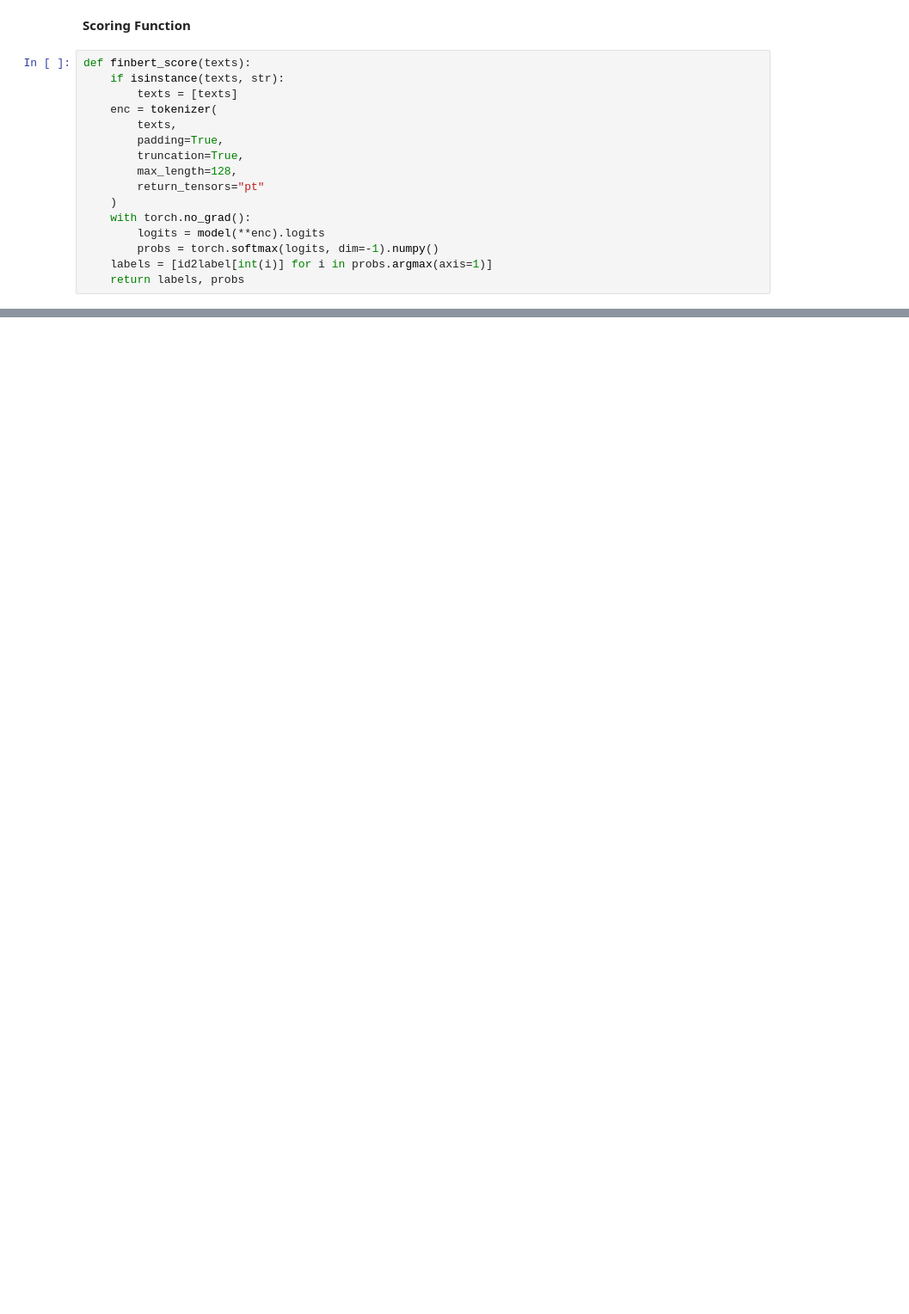
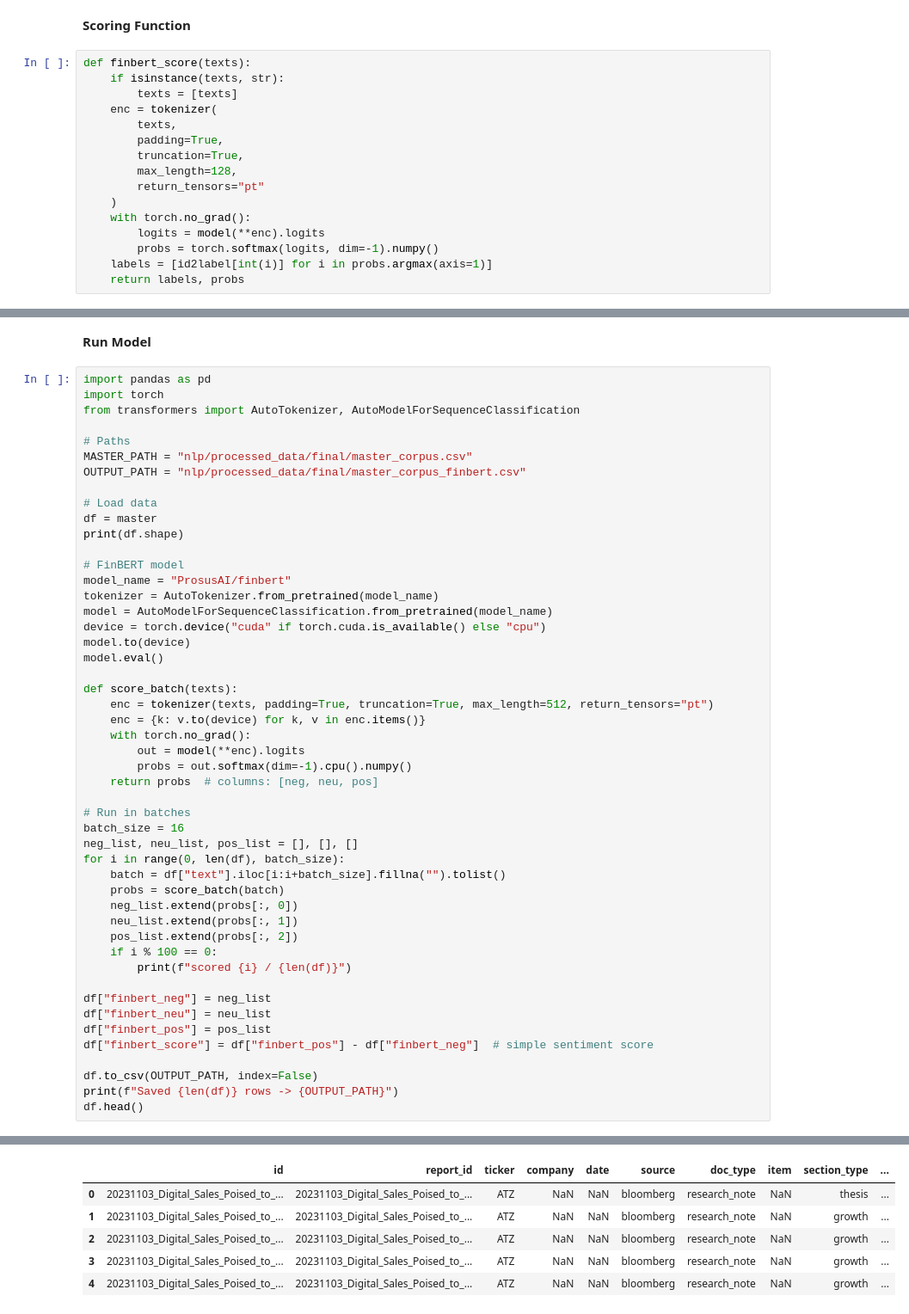
Before and after one commit to SimonKurono/scmc-2025, a Jupyter notebook: nlp/finbert.ipynb, the cells around one changed output, grey strips where cells are left out. Shown at 86% size. Drawn from its saved outputs; the diff is of its cells as text; blank space fills up the shorter version.

```diff
--- a/nlp/finbert.ipynb
+++ b/nlp/finbert.ipynb
@@ -45,0 +139,52 @@ def finbert_score(texts):
+# %% [markdown]
+**Run Model**
+# %%
+import pandas as pd
+import torch
+from transformers import AutoTokenizer, AutoModelForSequenceClassification
+
+# Paths
+MASTER_PATH = "nlp/processed_data/final/master_corpus.csv"
+OUTPUT_PATH = "nlp/processed_data/final/master_corpus_finbert.csv"
+
+# Load data
+df = master
+print(df.shape)
+
+# FinBERT model
+model_name = "ProsusAI/finbert"
+tokenizer = AutoTokenizer.from_pretrained(model_name)
+model = AutoModelForSequenceClassification.from_pretrained(model_name)
+device = torch.device("cuda" if torch.cuda.is_available() else "cpu")
+model.to(device)
+model.eval()
+
+def score_batch(texts):
+    enc = tokenizer(texts, padding=True, truncation=True, max_length=512, return_tensors="pt")
+    enc = {k: v.to(device) for k, v in enc.items()}
+    with torch.no_grad():
+        out = model(**enc).logits
+        probs = out.softmax(dim=-1).cpu().numpy()
+    return probs  # columns: [neg, neu, pos]
+
+# Run in batches
+batch_size = 16
+neg_list, neu_list, pos_list = [], [], []
+for i in range(0, len(df), batch_size):
+    batch = df["text"].iloc[i:i+batch_size].fillna("").tolist()
+    probs = score_batch(batch)
+    neg_list.extend(probs[:, 0])
+    neu_list.extend(probs[:, 1])
+    pos_list.extend(probs[:, 2])
+    if i % 100 == 0:
+        print(f"scored {i} / {len(df)}")
+
+df["finbert_neg"] = neg_list
+df["finbert_neu"] = neu_list
+df["finbert_pos"] = pos_list
+df["finbert_score"] = df["finbert_pos"] - df["finbert_neg"]  # simple sentiment score
+
+df.to_csv(OUTPUT_PATH, index=False)
+print(f"Saved {len(df)} rows -> {OUTPUT_PATH}")
+df.head()
+# %% [output]
@@ -45,0 +208,6 @@ def finbert_score(texts):
+|  | id | report_id | ticker | company | date | source | doc_type | item | section_type | ... |
+| 0 | 20231103_Digital_Sales_Poised_to_... | 20231103_Digital_Sales_Poised_to_... | ATZ | NaN | NaN | bloomberg | research_note | NaN | thesis | ... |
+| 1 | 20231103_Digital_Sales_Poised_to_... | 20231103_Digital_Sales_Poised_to_... | ATZ | NaN | NaN | bloomberg | research_note | NaN | growth | ... |
+| 2 | 20231103_Digital_Sales_Poised_to_... | 20231103_Digital_Sales_Poised_to_... | ATZ | NaN | NaN | bloomberg | research_note | NaN | growth | ... |
+| 3 | 20231103_Digital_Sales_Poised_to_... | 20231103_Digital_Sales_Poised_to_... | ATZ | NaN | NaN | bloomberg | research_note | NaN | growth | ... |
+| 4 | 20231103_Digital_Sales_Poised_to_... | 20231103_Digital_Sales_Poised_to_... | ATZ | NaN | NaN | bloomberg | research_note | NaN | growth | ... |
```
Also changed, not shown: parts of 11 cells of this notebook, 5 other files.
